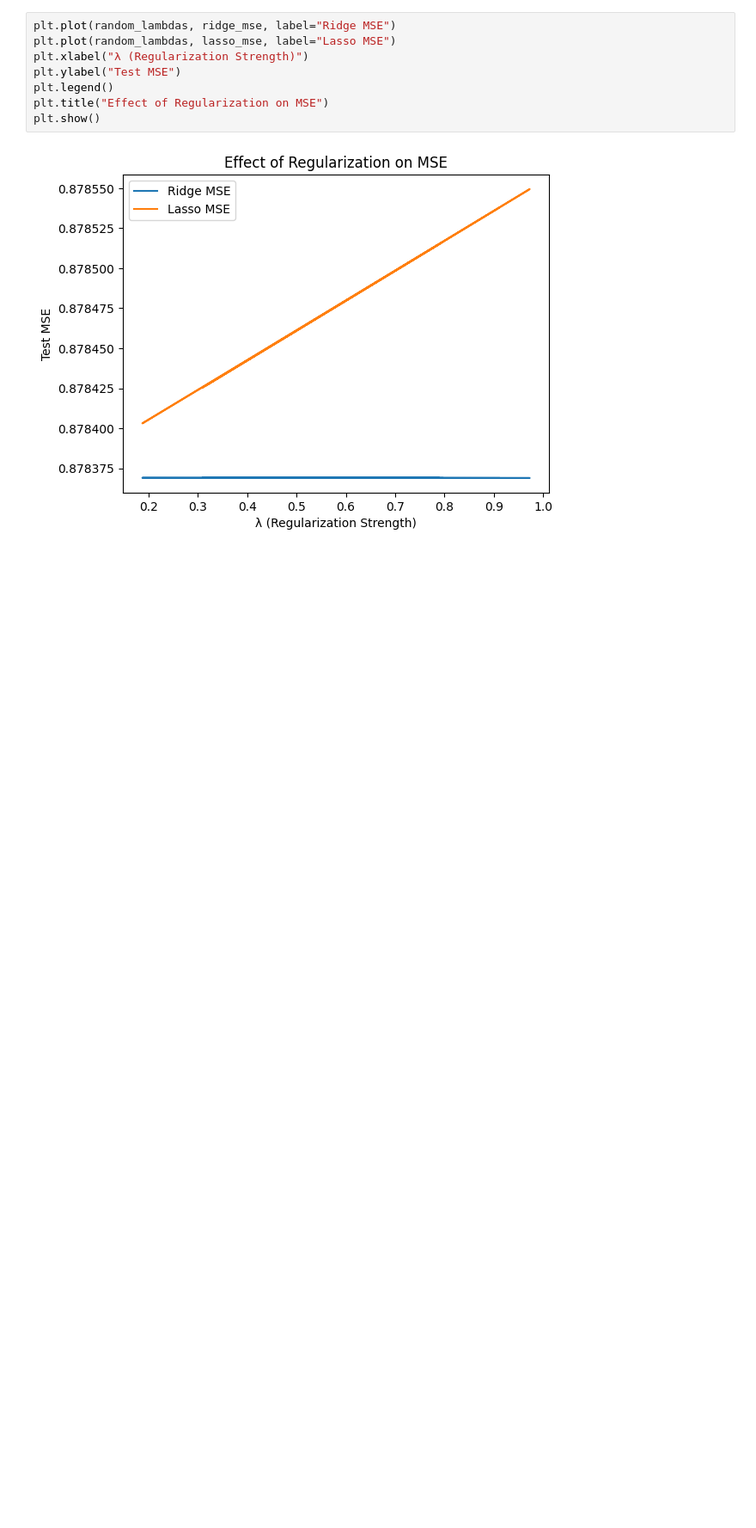
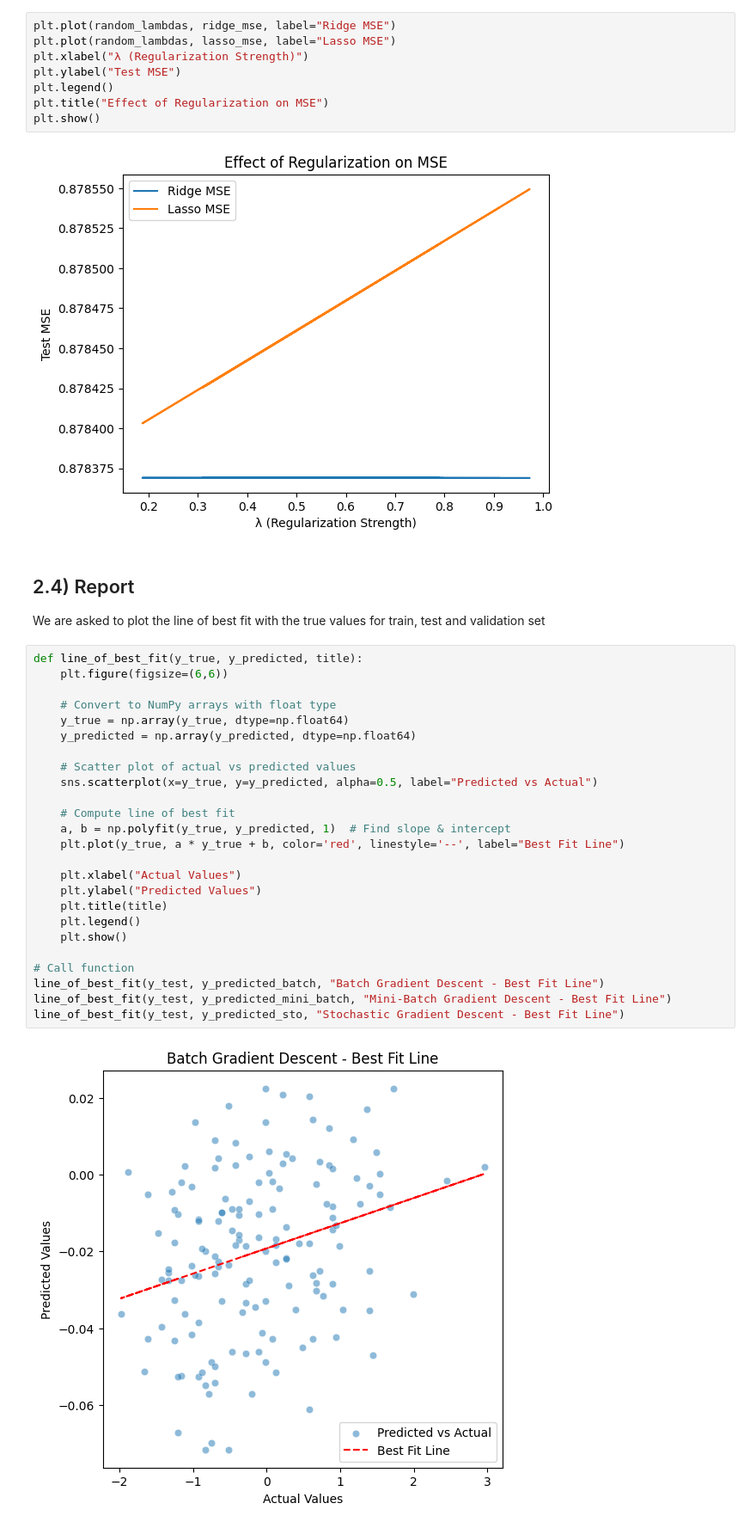
Before and after one commit to rishiveer773/SMAI-Assignments, a Jupyter notebook: q2.ipynb, the cells around one changed output. Shown: that part at 86% size. Drawn from its saved outputs; the diff is of its cells as text; blank space fills up the shorter version.

```diff
--- a/q2.ipynb
+++ b/q2.ipynb
@@ -477,3 +477,33 @@ plt.title("Effect of Regularization on MSE")
 plt.show()
 # %% [output]
 [figure]
+# %% [markdown]
+## 2.4) Report
+We are asked to plot the line of best fit with the true values for train, test and validation set
+# %%
+def line_of_best_fit(y_true, y_predicted, title):
+    plt.figure(figsize=(6,6))
+
+    # Convert to NumPy arrays with float type
+    y_true = np.array(y_true, dtype=np.float64)
+    y_predicted = np.array(y_predicted, dtype=np.float64)
+
+    # Scatter plot of actual vs predicted values
+    sns.scatterplot(x=y_true, y=y_predicted, alpha=0.5, label="Predicted vs Actual")
+
+    # Compute line of best fit
+    a, b = np.polyfit(y_true, y_predicted, 1)  # Find slope & intercept
+    plt.plot(y_true, a * y_true + b, color='red', linestyle='--', label="Best Fit Line")
+
+    plt.xlabel("Actual Values")
+    plt.ylabel("Predicted Values")
+    plt.title(title)
+    plt.legend()
+    plt.show()
+
+# Call function
+line_of_best_fit(y_test, y_predicted_batch, "Batch Gradient Descent - Best Fit Line")
+line_of_best_fit(y_test, y_predicted_mini_batch, "Mini-Batch Gradient Descent - Best Fit Line")
+line_of_best_fit(y_test, y_predicted_sto, "Stochastic Gradient Descent - Best Fit Line")
+# %% [output]
+[figure, added]
```
Also changed, not shown: parts of 1 cell of this notebook.
